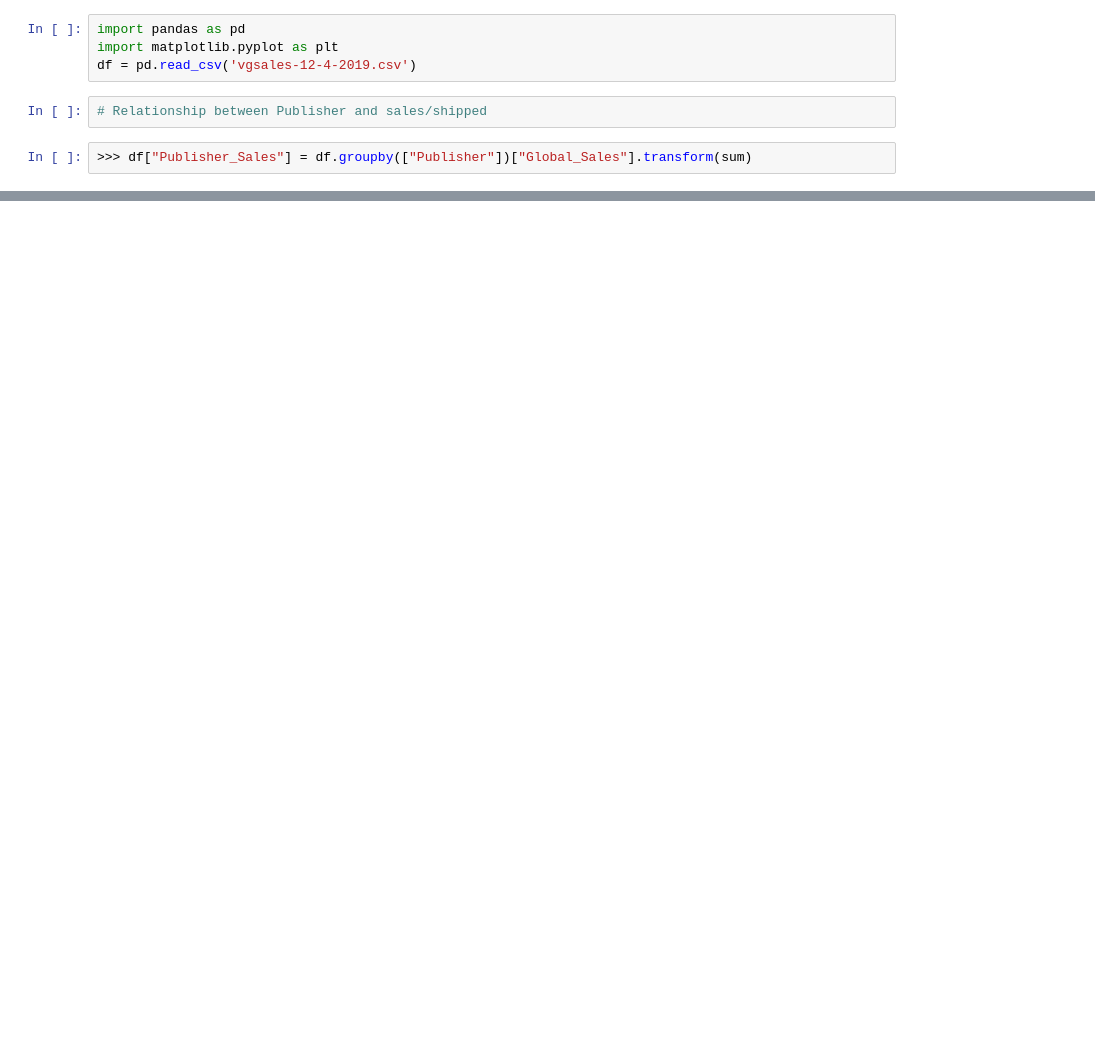
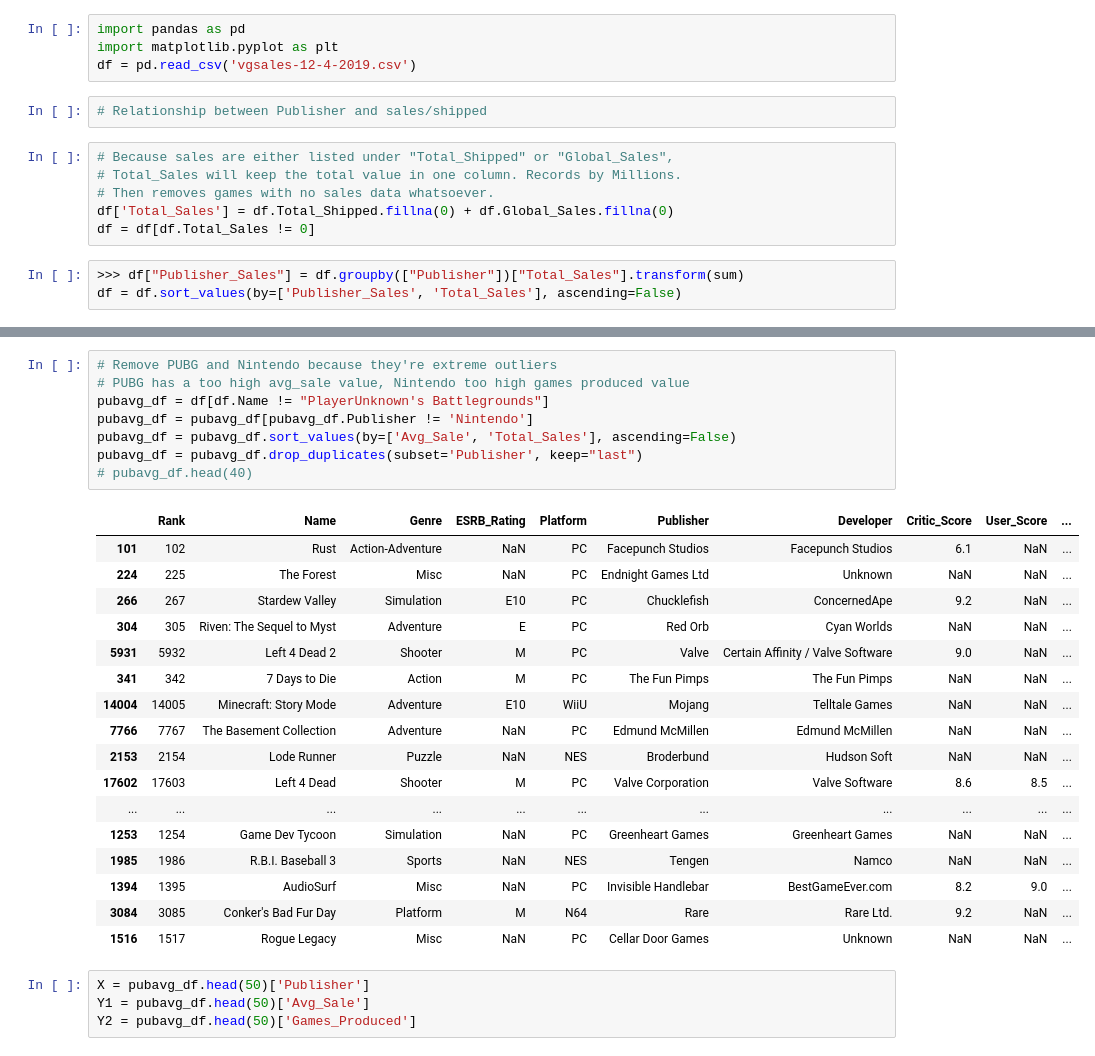
Before and after one commit to toastymcvoid/toastymcvoid.github.io, a Jupyter notebook: Final Project.ipynb, the cells around one changed output, grey strips where cells are left out. Saved outputs shown, nothing was run; the diff lists cells and outputs as text; blank space fills up the shorter version.

```diff
--- a/Final Project.ipynb
+++ b/Final Project.ipynb
@@ -4,5 +8,12 @@ import matplotlib.pyplot as plt
 df = pd.read_csv('vgsales-12-4-2019.csv')
 # %%
 # Relationship between Publisher and sales/shipped
+# %%
+# Because sales are either listed under "Total_Shipped" or "Global_Sales",
+# Total_Sales will keep the total value in one column. Records by Millions.
+# Then removes games with no sales data whatsoever.
+df['Total_Sales'] = df.Total_Shipped.fillna(0) + df.Global_Sales.fillna(0)
+df = df[df.Total_Sales != 0]
 # %%
->>> df["Publisher_Sales"] = df.groupby(["Publisher"])["Global_Sales"].transform(sum)
+>>> df["Publisher_Sales"] = df.groupby(["Publisher"])["Total_Sales"].transform(sum)
+df = df.sort_values(by=['Publisher_Sales', 'Total_Sales'], ascending=False)
@@ -44,0 +58,30 @@ Name: Publisher, Length: 3069, dtype: int64
+# %%
+# Remove PUBG and Nintendo because they're extreme outliers
+# PUBG has a too high avg_sale value, Nintendo too high games produced value
+pubavg_df = df[df.Name != "PlayerUnknown's Battlegrounds"]
+pubavg_df = pubavg_df[pubavg_df.Publisher != 'Nintendo']
+pubavg_df = pubavg_df.sort_values(by=['Avg_Sale', 'Total_Sales'], ascending=False)
+pubavg_df = pubavg_df.drop_duplicates(subset='Publisher', keep="last")
+# pubavg_df.head(40)
+# %% [output]
+|  | Rank | Name | Genre | ESRB_Rating | Platform | Publisher | Developer | Critic_Score | User_Score | ... |
+| 101 | 102 | Rust | Action-Adventure | NaN | PC | Facepunch Studios | Facepunch Studios | 6.1 | NaN | ... |
+| 224 | 225 | The Forest | Misc | NaN | PC | Endnight Games Ltd | Unknown | NaN | NaN | ... |
+| 266 | 267 | Stardew Valley | Simulation | E10 | PC | Chucklefish | ConcernedApe | 9.2 | NaN | ... |
+| 304 | 305 | Riven: The Sequel to Myst | Adventure | E | PC | Red Orb | Cyan Worlds | NaN | NaN | ... |
+| 5931 | 5932 | Left 4 Dead 2 | Shooter | M | PC | Valve | Certain Affinity / Valve Software | 9.0 | NaN | ... |
+| 341 | 342 | 7 Days to Die | Action | M | PC | The Fun Pimps | The Fun Pimps | NaN | NaN | ... |
+| 14004 | 14005 | Minecraft: Story Mode | Adventure | E10 | WiiU | Mojang | Telltale Games | NaN | NaN | ... |
+| 7766 | 7767 | The Basement Collection | Adventure | NaN | PC | Edmund McMillen | Edmund McMillen | NaN | NaN | ... |
+| 2153 | 2154 | Lode Runner | Puzzle | NaN | NES | Broderbund | Hudson Soft | NaN | NaN | ... |
+| 17602 | 17603 | Left 4 Dead | Shooter | M | PC | Valve Corporation | Valve Software | 8.6 | 8.5 | ... |
+| ... | ... | ... | ... | ... | ... | ... | ... | ... | ... | ... |
+| 1253 | 1254 | Game Dev Tycoon | Simulation | NaN | PC | Greenheart Games | Greenheart Games | NaN | NaN | ... |
+| 1985 | 1986 | R.B.I. Baseball 3 | Sports | NaN | NES | Tengen | Namco | NaN | NaN | ... |
+| 1394 | 1395 | AudioSurf | Misc | NaN | PC | Invisible Handlebar | BestGameEver.com | 8.2 | 9.0 | ... |
+| 3084 | 3085 | Conker's Bad Fur Day | Platform | M | N64 | Rare | Rare Ltd. | 9.2 | NaN | ... |
+| 1516 | 1517 | Rogue Legacy | Misc | NaN | PC | Cellar Door Games | Unknown | NaN | NaN | ... |
+# %%
+X = pubavg_df.head(50)['Publisher']
+Y1 = pubavg_df.head(50)['Avg_Sale']
+Y2 = pubavg_df.head(50)['Games_Produced']
```
Also changed, not shown: parts of 7 cells of this notebook.
